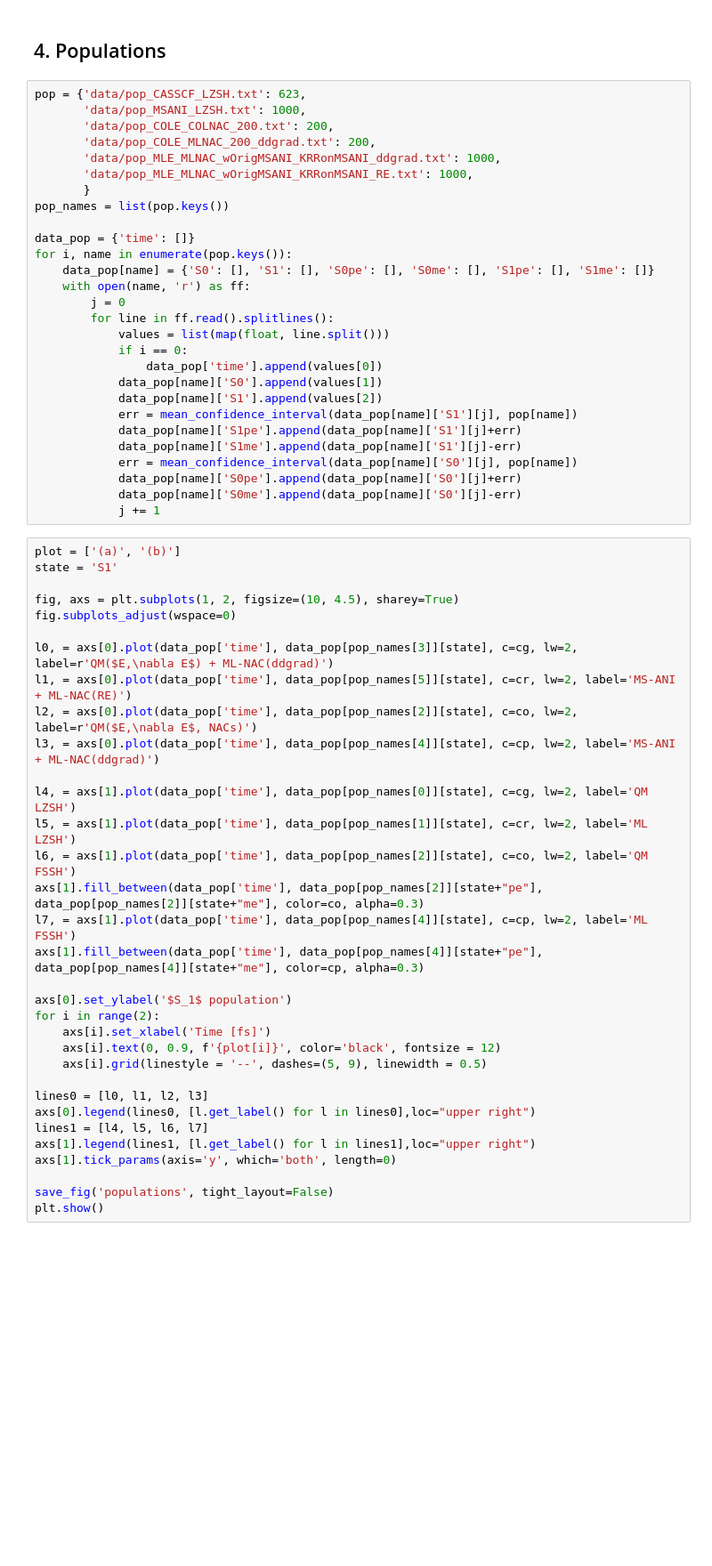
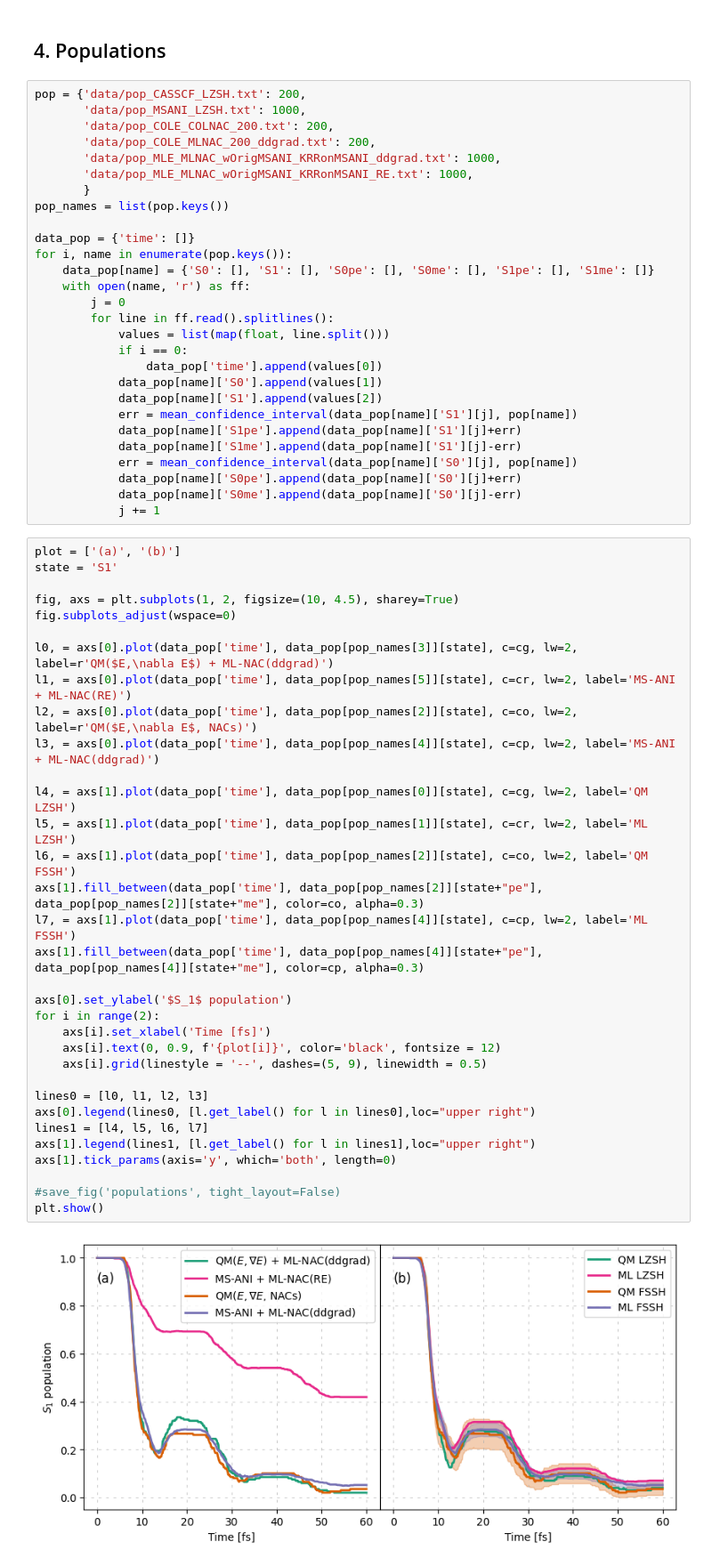
Before and after one commit to JakubMartinka/Fulvene-ML-FSSH, a Jupyter notebook: SI.ipynb, the cells around one changed output. Shown at 89% size. Drawn from its saved outputs; the diff is of its cells as text; blank space fills up the shorter version.

```diff
--- a/SI.ipynb
+++ b/SI.ipynb
@@ -264,7 +295,7 @@ plt.show()
 # %% [markdown]
 ## 4. Populations
 # %%
-pop = {'data/pop_CASSCF_LZSH.txt': 623,
+pop = {'data/pop_CASSCF_LZSH.txt': 200,
        'data/pop_MSANI_LZSH.txt': 1000,
        'data/pop_COLE_COLNAC_200.txt': 200,
        'data/pop_COLE_MLNAC_200_ddgrad.txt': 200,
@@ -296,34 +327,36 @@ plot = ['(a)', '(b)']
 state = 'S1'
 
 fig, axs = plt.subplots(1, 2, figsize=(10, 4.5), sharey=True)
 fig.subplots_adjust(wspace=0)
 
 l0, = axs[0].plot(data_pop['time'], data_pop[pop_names[3]][state], c=cg, lw=2, label=r'QM($E,\nabla E$) + ML-NAC(ddgrad)')
 l1, = axs[0].plot(data_pop['time'], data_pop[pop_names[5]][state], c=cr, lw=2, label='MS-ANI + ML-NAC(RE)')
 l2, = axs[0].plot(data_pop['time'], data_pop[pop_names[2]][state], c=co, lw=2, label=r'QM($E,\nabla E$, NACs)')
 l3, = axs[0].plot(data_pop['time'], data_pop[pop_names[4]][state], c=cp, lw=2, label='MS-ANI + ML-NAC(ddgrad)')
 
 l4, = axs[1].plot(data_pop['time'], data_pop[pop_names[0]][state], c=cg, lw=2, label='QM LZSH')
 l5, = axs[1].plot(data_pop['time'], data_pop[pop_names[1]][state], c=cr, lw=2, label='ML LZSH')
 l6, = axs[1].plot(data_pop['time'], data_pop[pop_names[2]][state], c=co, lw=2, label='QM FSSH')
 axs[1].fill_between(data_pop['time'], data_pop[pop_names[2]][state+"pe"], data_pop[pop_names[2]][state+"me"], color=co, alpha=0.3)
 l7, = axs[1].plot(data_pop['time'], data_pop[pop_names[4]][state], c=cp, lw=2, label='ML FSSH')
 axs[1].fill_between(data_pop['time'], data_pop[pop_names[4]][state+"pe"], data_pop[pop_names[4]][state+"me"], color=cp, alpha=0.3)
 
 axs[0].set_ylabel('$S_1$ population')
 for i in range(2):
     axs[i].set_xlabel('Time [fs]')
     axs[i].text(0, 0.9, f'{plot[i]}', color='black', fontsize = 12)
     axs[i].grid(linestyle = '--', dashes=(5, 9), linewidth = 0.5)
 
 lines0 = [l0, l1, l2, l3]
 axs[0].legend(lines0, [l.get_label() for l in lines0],loc="upper right")
 lines1 = [l4, l5, l6, l7]
 axs[1].legend(lines1, [l.get_label() for l in lines1],loc="upper right")
 axs[1].tick_params(axis='y', which='both', length=0)
 
-save_fig('populations', tight_layout=False)
+#save_fig('populations', tight_layout=False)
 plt.show()
+# %% [output]
+[figure, added]
 # %%
 table = PrettyTable(["Observable", "MS-ANI LZSH", "CASSCF LZSH", "MS-ANI+KRR FSSH", "CASSCF FSSH"])
 table.add_rows(
```
Also changed, not shown: parts of 19 cells of this notebook.
